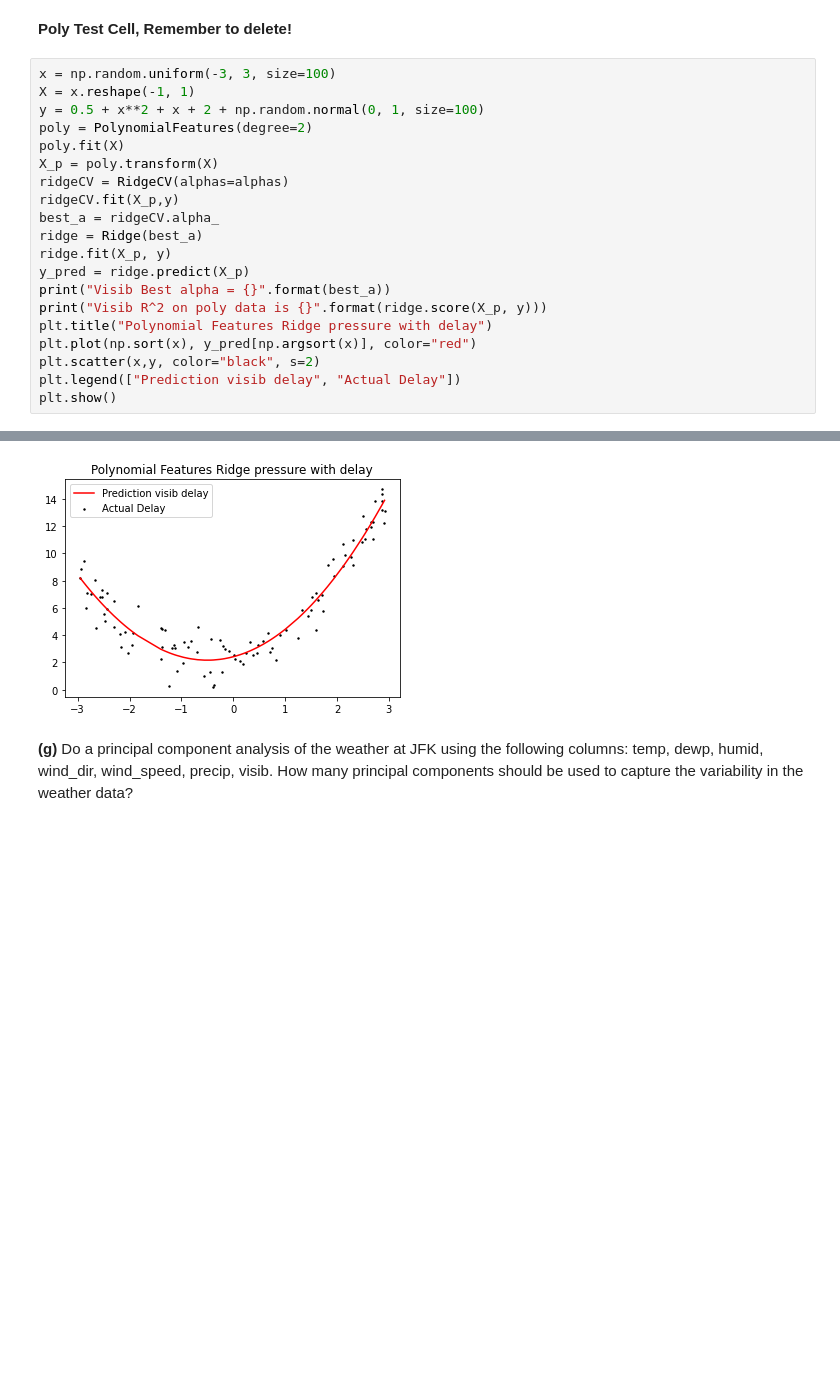
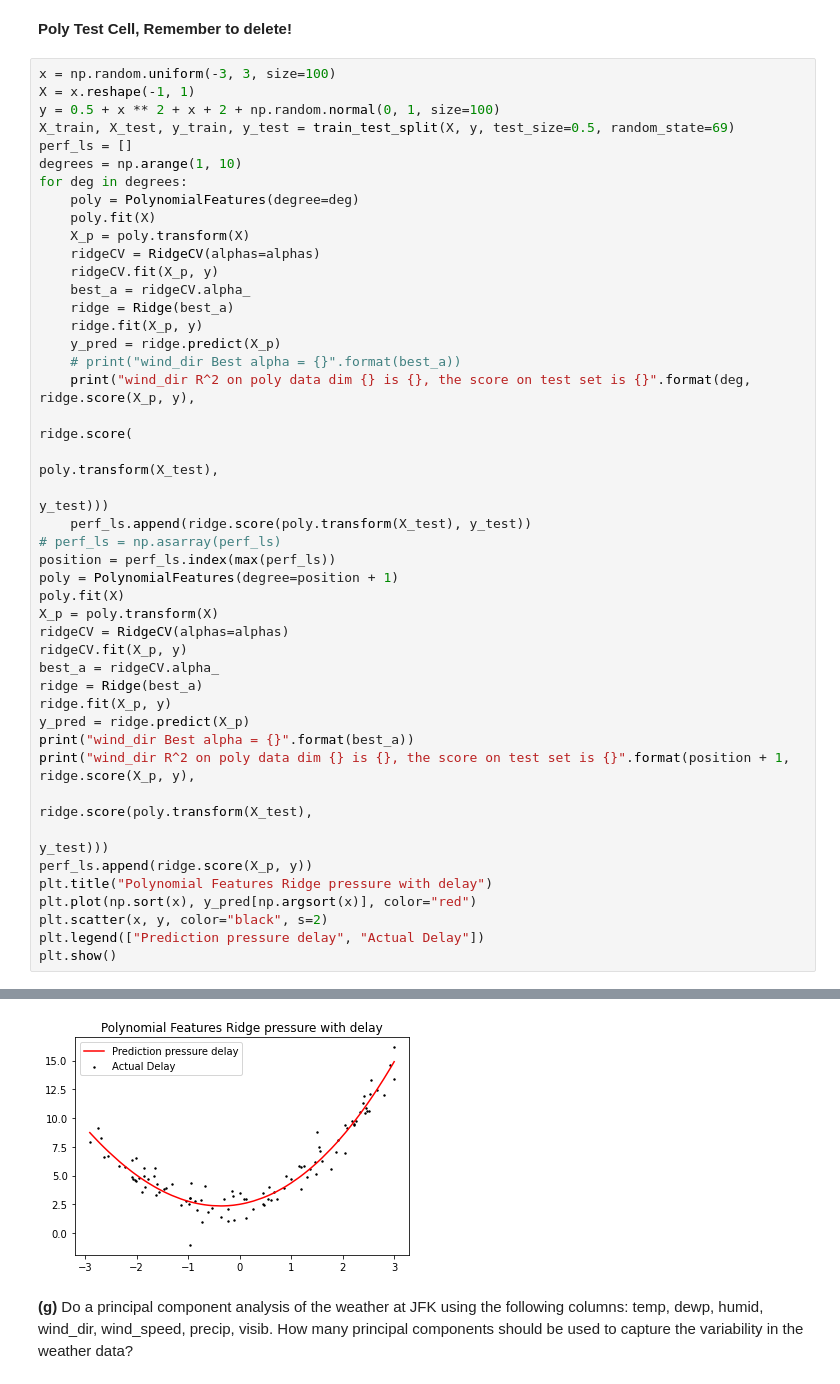
Before and after one commit to saeculumx/MAL_poj, a Jupyter notebook: MAL1 Project 2022.ipynb, the cells around one changed output, grey strips where cells are left out. Cells and saved outputs as stored; diff of their text form; blank space fills up the shorter version.

```diff
--- a/MAL1 Project 2022.ipynb
+++ b/MAL1 Project 2022.ipynb
@@ -652,21 +1650,45 @@ Visib R^2 on poly data is 0.0029669996607259996
 # %%
 x = np.random.uniform(-3, 3, size=100)
 X = x.reshape(-1, 1)
-y = 0.5 + x**2 + x + 2 + np.random.normal(0, 1, size=100)
-poly = PolynomialFeatures(degree=2)
+y = 0.5 + x ** 2 + x + 2 + np.random.normal(0, 1, size=100)
+X_train, X_test, y_train, y_test = train_test_split(X, y, test_size=0.5, random_state=69)
+perf_ls = []
+degrees = np.arange(1, 10)
+for deg in degrees:
+    poly = PolynomialFeatures(degree=deg)
+    poly.fit(X)
+    X_p = poly.transform(X)
+    ridgeCV = RidgeCV(alphas=alphas)
+    ridgeCV.fit(X_p, y)
+    best_a = ridgeCV.alpha_
+    ridge = Ridge(best_a)
+    ridge.fit(X_p, y)
+    y_pred = ridge.predict(X_p)
+    # print("wind_dir Best alpha = {}".format(best_a))
+    print("wind_dir R^2 on poly data dim {} is {}, the score on test set is {}".format(deg, ridge.score(X_p, y),
+                                                                                       ridge.score(
+                                                                                           poly.transform(X_test),
+                                                                                           y_test)))
+    perf_ls.append(ridge.score(poly.transform(X_test), y_test))
+# perf_ls = np.asarray(perf_ls)
+position = perf_ls.index(max(perf_ls))
+poly = PolynomialFeatures(degree=position + 1)
 poly.fit(X)
 X_p = poly.transform(X)
 ridgeCV = RidgeCV(alphas=alphas)
-ridgeCV.fit(X_p,y)
+ridgeCV.fit(X_p, y)
 best_a = ridgeCV.alpha_
 ridge = Ridge(best_a)
 ridge.fit(X_p, y)
 y_pred = ridge.predict(X_p)
-print("Visib Best alpha = {}".format(best_a))
-print("Visib R^2 on poly data is {}".format(ridge.score(X_p, y)))
+print("wind_dir Best alpha = {}".format(best_a))
+print("wind_dir R^2 on poly data dim {} is {}, the score on test set is {}".format(position + 1, ridge.score(X_p, y),
+                                                                                   ridge.score(poly.transform(X_test),
+                                                                                               y_test)))
+perf_ls.append(ridge.score(X_p, y))
 plt.title("Polynomial Features Ridge pressure with delay")
 plt.plot(np.sort(x), y_pred[np.argsort(x)], color="red")
-plt.scatter(x,y, color="black", s=2)
-plt.legend(["Prediction visib delay", "Actual Delay"])
+plt.scatter(x, y, color="black", s=2)
+plt.legend(["Prediction pressure delay", "Actual Delay"])
 plt.show()
 # %% [output]
@@ -675,4 +1706,4 @@ Visib R^2 on poly data is 0.9191657103660491
-[figure, old version]
+[figure, new version]
 # %% [markdown]
 **(g)** Do a principal component analysis of the weather at JFK using the following columns:
    temp, dewp, humid, wind_dir, wind_speed, precip, visib.
```
Also changed, not shown: parts of 42 cells of this notebook, 6 other files.
